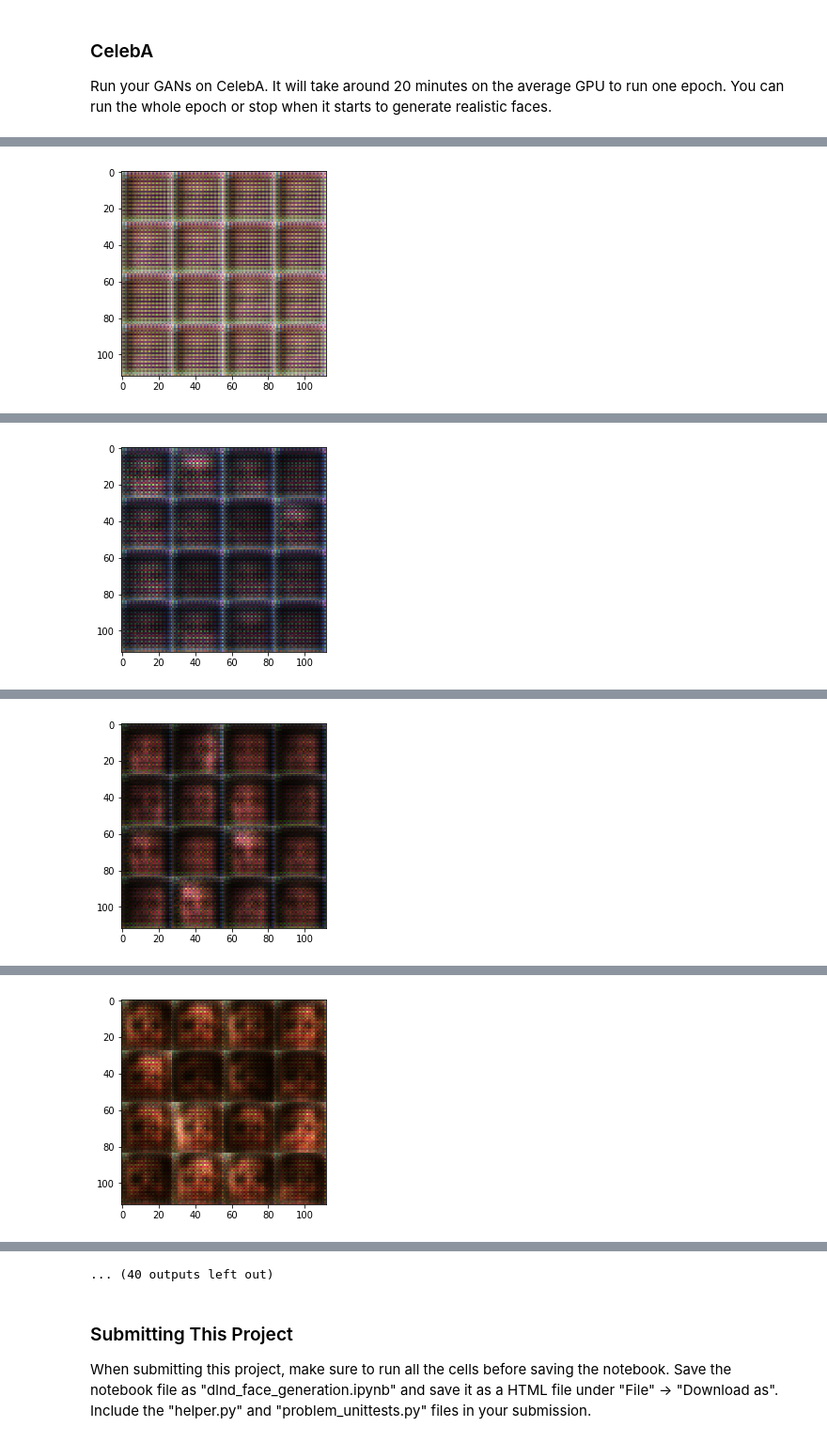
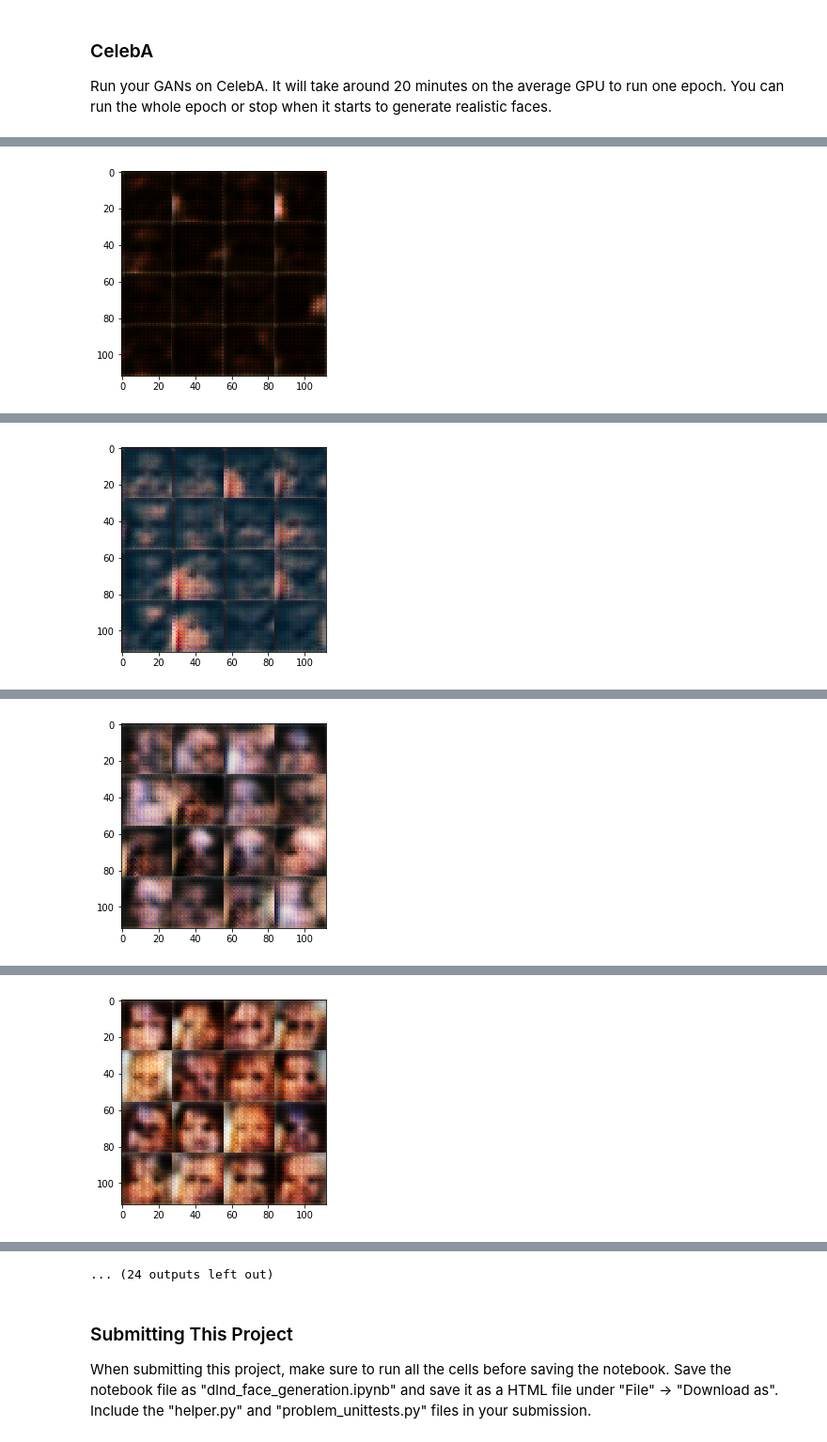
Before and after one commit to bstredinnick/dlnd-project5, a Jupyter notebook: dlnd_face_generation.ipynb, the cells around one changed output, grey strips where cells are left out. Shown at 94% size. Saved outputs shown, nothing was run; the diff lists cells and outputs as text; code cells hidden in the pictures.

```diff
--- a/dlnd_face_generation.ipynb
+++ b/dlnd_face_generation.ipynb
@@ -134,7 +134,7 @@ Tests Passed
 ### Discriminator
 Implement `discriminator` to create a discriminator neural network that discriminates on `images`.  This function should be able to reuse the variabes in the neural network.  Use [`tf.variable_scope`](https://www.tensorflow.org/api_docs/python/tf/variable_scope) with a scope name of "discriminator" to allow the variables to be reused.  The function should return a tuple of (tensor output of the generator, tensor logits of the generator).
 # %%
-def leakyrelu(net, alpha = 0.1, name = 'leaky_relu'):
+def leakyrelu(net, alpha = 0.2, name = 'leaky_relu'):
     return tf.maximum(alpha * net, net, name=name)
 
 
@@ -149,14 +149,16 @@ def discriminator(images, reuse=False):
     is_training = True
 
     with tf.variable_scope('discriminator', reuse=reuse):
-        conv1 = tf.layers.conv2d(images, 32, 9, strides=2, padding='SAME', kernel_initializer=tf.contrib.layers.xavier_initializer())
+        conv1 = tf.layers.conv2d(images, 32, 5, strides=2, padding='SAME', kernel_initializer=tf.contrib.layers.xavier_initializer())
         conv1 = leakyrelu(conv1)
 
-        conv2 = tf.layers.conv2d(conv1, 64, 9, strides=1, padding='SAME')
+        conv2 = tf.layers.conv2d(conv1, 64, 5, strides=1, padding='SAME')
+        conv2 = tf.layers.batch_normalization(conv2, training=is_training)
         conv2 = tf.layers.dropout(conv2, rate=0.8, training=is_training)
         conv2 = leakyrelu(conv2)
 
-        conv3 = tf.layers.conv2d_transpose(conv2, 128, 9, strides=2, padding='SAME')
+        conv3 = tf.layers.conv2d_transpose(conv2, 128, 5, strides=2, padding='SAME')
+        conv3 = tf.layers.batch_normalization(conv3, training=is_training)
         conv3 = tf.layers.dropout(conv3, rate=0.8, training=is_training)
         conv3 = leakyrelu(conv3)
 
@@ -188,21 +190,21 @@ def generator(z, out_channel_dim, is_train=True):
     """
     # TODO: Implement Function
     with tf.variable_scope('generator', reuse=not is_train):
-        inputs = tf.layers.dense(z, 7 * 7 * 512)
+        inputs = tf.layers.dense(z, 7 * 7 * 128)
 
-        conv1 = tf.reshape(inputs, (-1, 7, 7, 512))
+        conv1 = tf.reshape(inputs, (-1, 7, 7, 128))
         conv1 = tf.layers.batch_normalization(conv1, training=is_train)
         conv1 = leakyrelu(conv1)
 
-        conv2 = tf.layers.conv2d_transpose(conv1, 64, 9, strides=2, padding='SAME')
+        conv2 = tf.layers.conv2d_transpose(conv1, 64, 5, strides=2, padding='SAME')
         conv2 = tf.layers.batch_normalization(conv2, training=is_train)
         conv2 = leakyrelu(conv2)
 
-        conv3 = tf.layers.conv2d_transpose(conv2, 32, 9, strides=1, padding='SAME')
+        conv3 = tf.layers.conv2d_transpose(conv2, 32, 5, strides=1, padding='SAME')
         conv3 = tf.layers.batch_normalization(conv3, training=is_train)
         conv3 = leakyrelu(conv3)
 
-        logits = tf.layers.conv2d_transpose(conv3, out_channel_dim, 9, strides=2, padding='SAME')
+        logits = tf.layers.conv2d_transpose(conv3, out_channel_dim, 5, strides=2, padding='SAME')
 
         output = tf.tanh(logits)
 
@@ -460,8 +462,8 @@ Run your GANs on CelebA.  It will take around 20 minutes on the average GPU to r
 # %%
 batch_size = 64
 z_dim = 100
-learning_rate = 0.0002
-beta1 = 0.4
+learning_rate = 0.002
+beta1 = 0.5
 
 
 """
@@ -487 +489 @@ Epoch: 1/1(100)... Discriminator Loss: 1.373616... Generator Loss: 0.630489
-[figure, old version]
+[figure, new version]
@@ -498 +500 @@ Epoch: 1/1(200)... Discriminator Loss: 1.379130... Generator Loss: 0.562465
-[figure, old version]
+[figure, new version]
@@ -509 +511 @@ Epoch: 1/1(300)... Discriminator Loss: 1.385340... Generator Loss: 0.626741
-[figure, old version]
+[figure, new version]
@@ -520 +522 @@ Epoch: 1/1(400)... Discriminator Loss: 1.383045... Generator Loss: 0.579645
-[figure, old version]
+[figure, new version]
@@ -543,4 +545,4 @@ Epoch: 1/1(600)... Discriminator Loss: 1.365997... Generator Loss: 0.585912
-... (40 outputs left out)
+... (24 outputs left out)
 # %% [markdown]
 ### Submitting This Project
 When submitting this project, make sure to run all the cells before saving the notebook. Save the notebook file as "dlnd_face_generation.ipynb" and save it as a HTML file under "File" -> "Download as". Include the "helper.py" and "problem_unittests.py" files in your submission.
```
Also changed, not shown: parts of 2 cells of this notebook, 1 other file.
